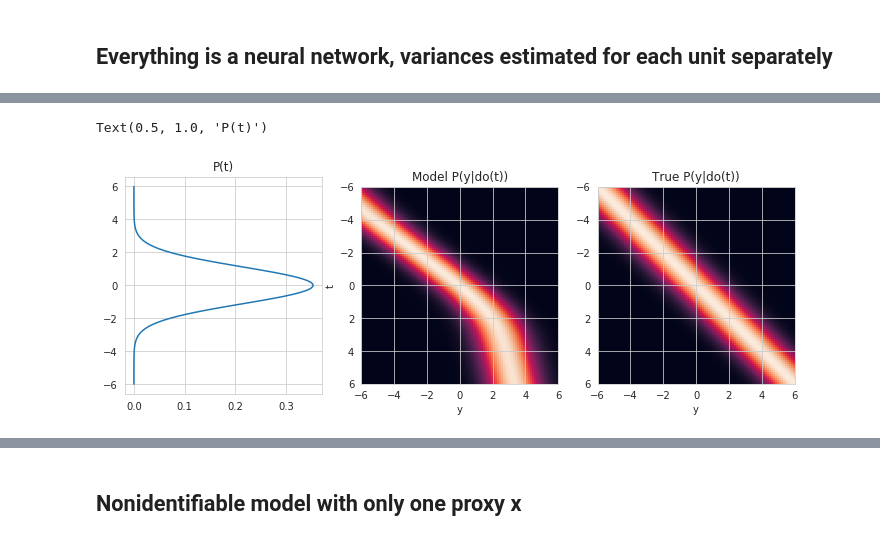
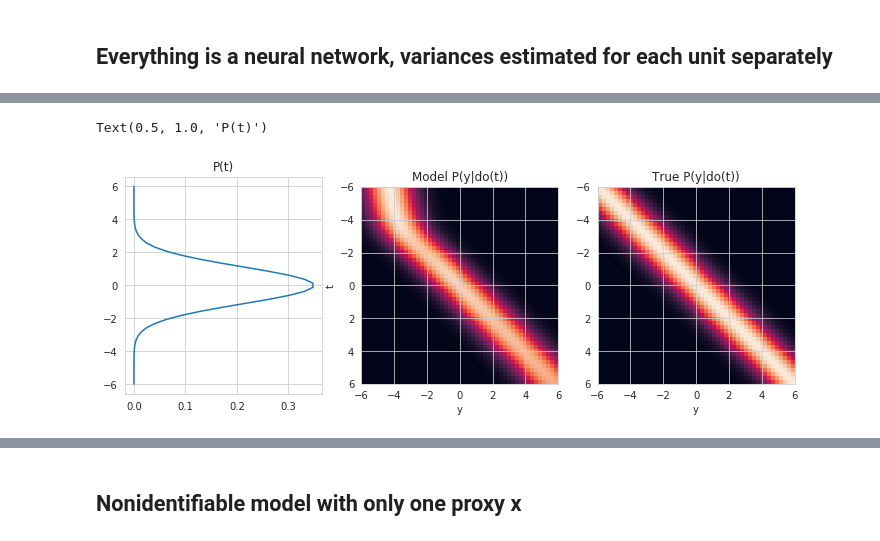
Before and after one commit to skwfz/cevae, a Jupyter notebook: linearTesting.ipynb, the cells around one changed output, grey strips where cells are left out. Cells and saved outputs as stored; diff of their text form; code cells hidden in the pictures.

```diff
--- a/linearTesting.ipynb
+++ b/linearTesting.ipynb
@@ -741,0 +750,23 @@ plt.colorbar()
+# %%
+"""Plot causal distance results"""
+plt.figure()
+plt.xlabel("Sample size")
+plt.legend(["True value"])
+plt.title("Avg. L1-distance of P_model(y|do(t)) and P_true(y|do(t))")
+for datasize in datasizes:
+    for i in range(datasize_times):
+        plt.plot(datasize, avg_causal_dists[datasize][i],'ro',)
+# %%
+model = models[5000][0]
+avg_causal_dist, py_dot_model, py_dot_true, y_range, t_range, pt_true = avg_causal_L1_dist_general(model=model, n=100, c_yt=c_yt, c_yz=c_yz, s_y=s_y, c_t=c_t, s_t=s_t, c_x=c_x, p_y_zt_nn=p_y_zt_nn, z_dim=z_dim)
+
+fig, axes = plt.subplots(1,3, figsize=(12,4))
+axes[1].imshow(py_dot_model, extent=(y_range[0], y_range[-1], t_range[-1],t_range[0]))
+axes[2].imshow(py_dot_true, extent=(y_range[0], y_range[-1], t_range[-1],t_range[0]))
+axes[1].set_xlabel("y")
+axes[1].set_ylabel("t")
+axes[2].set_xlabel("y")
+axes[1].set_title("Model P(y|do(t))")
+axes[2].set_title("True P(y|do(t))")
+axes[0].plot(pt_true,t_range)
+axes[0].set_title("P(t)")
@@ -802,3 +842,11 @@ Training data size 2000, run 8
+# %%
+"""Load the generated data"""
+dfs, models = load_dfs_models(folder, name,
+                input_dim=input_dim, z_dim=z_dim, device=device, binary_t_y=binary_t_y,
+                p_y_zt_nn=p_y_zt_nn, q_z_xty_nn=q_z_xty_nn, p_x_z_nn = p_x_z_nn, p_t_z_nn = p_t_z_nn,
+                p_y_zt_std = p_y_zt_std, p_x_z_std = p_x_z_std, p_t_z_std = p_t_z_std)
+datasizes = sorted(list(models.keys()))
+datasize_times = max(list(models[next(iter(models))].keys()))+1
 # %%
 avg_causal_dists = {}
 for datasize in datasizes:
@@ -807,6 +855,5 @@ for datasize in datasizes:
         print("{},{}".format(datasize,i))
         model = models[datasize][i]
         avg_causal_dists[datasize][i],_,_,_,_,_ = avg_causal_L1_dist_general(model=model, c_yt=c_yt, c_yz=c_yz, s_y=s_y,
-                                                                   c_t=c_t, s_t=s_t, c_x=c_x, p_y_zt_nn=p_y_zt_nn,
-                                                                  n=50,z_dim=z_dim)
+                                                                   c_t=c_t, s_t=s_t, c_x=c_x,n=50)
 # %% [output]
@@ -841,17 +888,17 @@ for datasize in datasizes:
 # %%
-model = models[100][0]
-avg_causal_dist, py_dot_model, py_dot_true, y_range, t_range, pt_true = avg_causal_L1_dist_general(model=model, n=100, c_yt=c_yt, c_yz=c_yz, s_y=s_y, c_t=c_t, s_t=s_t, c_x=c_x, p_y_zt_nn=p_y_zt_nn, z_dim=z_dim)
+model = models[5000][6]
+avg_causal_dist, py_dot_model, py_dot_true, y_range, t_range, pt_true = avg_causal_L1_dist_general(model=model, n=50, c_yt=c_yt, c_yz=c_yz, s_y=s_y, c_t=c_t, s_t=s_t, c_x=c_x)
 
 fig, axes = plt.subplots(1,3, figsize=(12,4))
 axes[1].imshow(py_dot_model, extent=(y_range[0], y_range[-1], t_range[-1],t_range[0]))
 axes[2].imshow(py_dot_true, extent=(y_range[0], y_range[-1], t_range[-1],t_range[0]))
 axes[1].set_xlabel("y")
 axes[1].set_ylabel("t")
 axes[2].set_xlabel("y")
 axes[1].set_title("Model P(y|do(t))")
 axes[2].set_title("True P(y|do(t))")
 axes[0].plot(pt_true,t_range)
 axes[0].set_title("P(t)")
 # %% [output]
 Text(0.5, 1.0, 'P(t)')
-[figure, old version]
+[figure, new version]
```
Also changed, not shown: parts of 73 cells of this notebook, 11 other files.
